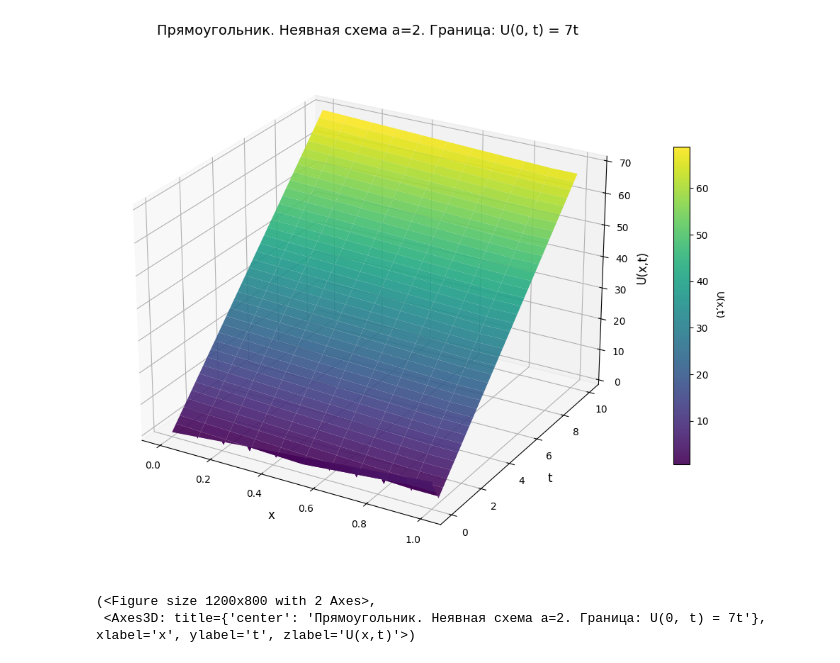
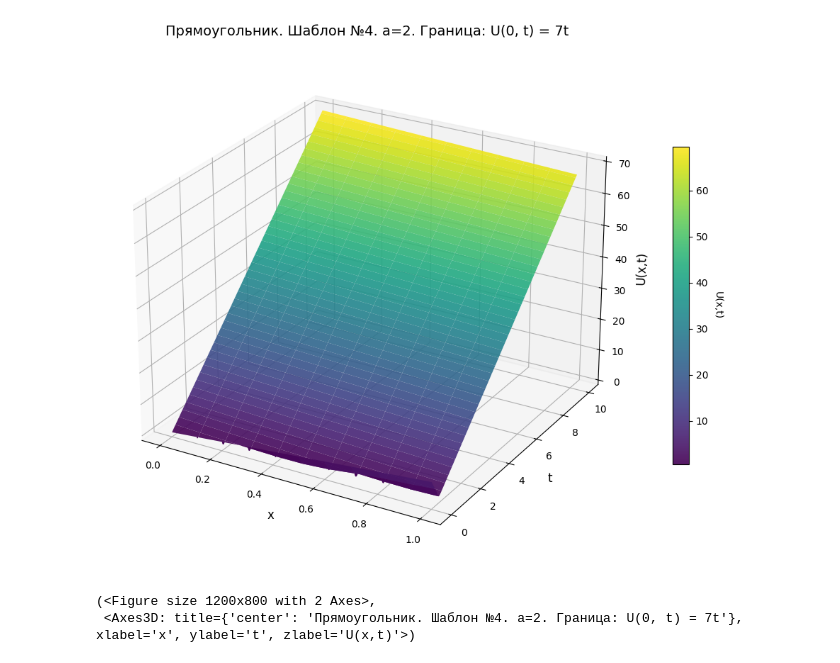
Before and after one commit to Aurum68/numerical_methods_labs, a Jupyter notebook: lab6.ipynb, the cells around one changed output. Drawn from its saved outputs; the diff is of its cells as text; code cells hidden in the pictures.

```diff
--- a/lab6.ipynb
+++ b/lab6.ipynb
@@ -57,7 +57,7 @@ tau = h / a_pos
 nx = int((x_end - x_start) / h + 1)
 nt = int((t_end - t_start) / tau + 1)
 
-x = [x_start + i * h for i in range(nx)]
+x = [x_start + i * h for i in range(- nt * nx, nt * nx + 1)]
 t = [t_start + i * tau for i in range(nt)]
 # %%
 lam = a_pos * tau / h
@@ -70,7 +70,7 @@ for i in range(nx):
 # %%
 for j in range(nt - 1):
     tj = t[j]
-    for i in range(1, nx):
+    for i in range(1, len(x)):
         xi = x[i]
         u[j + 1][i] = u[j][i] - lam * (u[j][i] - u[j][i - 1]) + tau * f(xi, tj)
 
@@ -235,0 +194,28 @@ plot_3d_surface(
+# %%
+x = [x_start + i * h for i in range(nx)]
+t = [t_start + i * tau for i in range(nt)]
+
+lam = a_pos * tau / h
+
+u = [([0] * nx) for _ in range(nt)]
+
+for i in range(nx):
+    xi = x[i]
+    u[0][i] = u_start(xi)
+for j in range(nt - 1):
+    tj = t[j]
+
+    u[j + 1][0] = u_left(t[j + 1])
+
+    for i in range(1, nx):
+        xi = x[i]
+        u[j + 1][i] = (u[j][i] + lam * u[j + 1][i - 1] + tau * f(xi, tj)) / (1 + lam)
+
+plot_3d_surface(
+    np.array(x),
+    np.array(t),
+    np.array(u),
+    "Прямоугольник. Шаблон №3. a=2. Граница: U(0, t) = 7t",
+    filename="Прямоугольник. Шаблон №3. a=2. Граница - U(0, t) 7t.png",
+    cmap='viridis'
+)
@@ -236,31 +226,32 @@ plot_3d_surface(
 # %%
+x = [x_start + i * h for i in range(nx)]
+t = [t_start + i * tau for i in range(nt)]
+
 lam = a_pos * tau / h
 
 u = [([0] * nx) for _ in range(nt)]
 
 for i in range(nx):
     xi = x[i]
     u[0][i] = u_start(xi)
 for j in range(nt - 1):
     tj = t[j]
     u[j + 1][0] = u_left(t[j + 1])
 
-    for i in range(1, nx - 1):
+    for i in range(1, nx):
         xi = x[i]
-        u[j + 1][i] = (u[j][i - 1] * (1 + lam) + (u[j][i] - u[j + 1][i - 1]) * (1 - lam) + tau * f(xi + h/2, tj + 2 * tau/2)) / (1 + lam)
-
-    u[j + 1][nx - 1] = u[j + 1][nx - 2]
+        u[j + 1][i] = (u[j][i - 1] * (1 + lam) + (u[j][i] - u[j + 1][i - 1]) * (1 - lam) + 2 * tau * f(xi + h/2, tj + 2 * tau/2)) / (1 + lam)
 
 plot_3d_surface(
     np.array(x),
     np.array(t),
     np.array(u),
-    "Прямоугольник. Неявная схема a=2. Граница: U(0, t) = 7t",
-    filename="Прямоугольник. Неявная схема a=2. Граница - U(0, t) 7t.png",
+    "Прямоугольник. Шаблон №4. a=2. Граница: U(0, t) = 7t",
+    filename="Прямоугольник. Шаблон №4. a=2. Граница - U(0, t) 7t.png",
     cmap='viridis'
 )
 # %% [output]
-[figure, old version]
+[figure, new version]
 (<Figure size 1200x800 with 2 Axes>,
- <Axes3D: title={'center': 'Прямоугольник. Неявная схема a=2. Граница: U(0, t) = 7t'}, xlabel='x', ylabel='t', zlabel='U(x,t)'>)
+ <Axes3D: title={'center': 'Прямоугольник. Шаблон №4. a=2. Граница: U(0, t) = 7t'}, xlabel='x', ylabel='t', zlabel='U(x,t)'>)
 # %%
```
Also changed, not shown: parts of 12 cells of this notebook, 1 other file.
